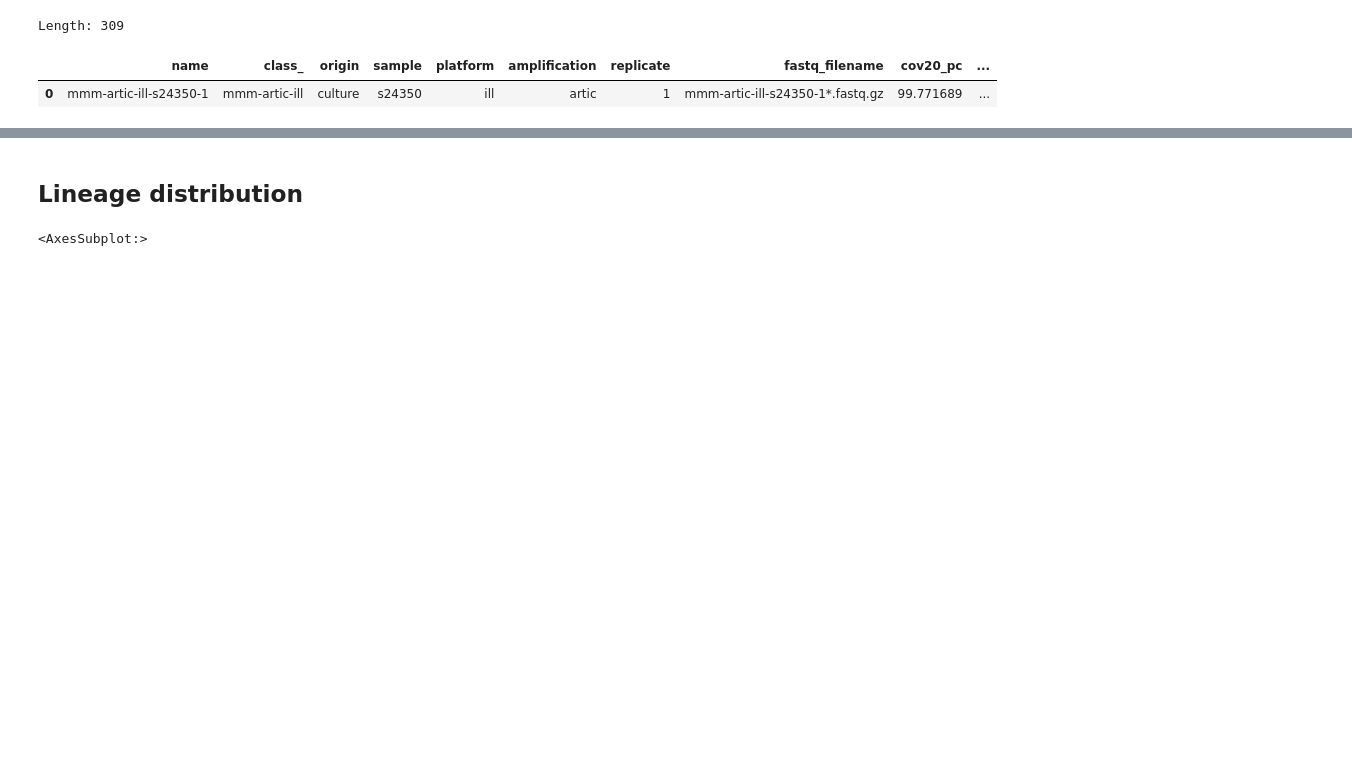
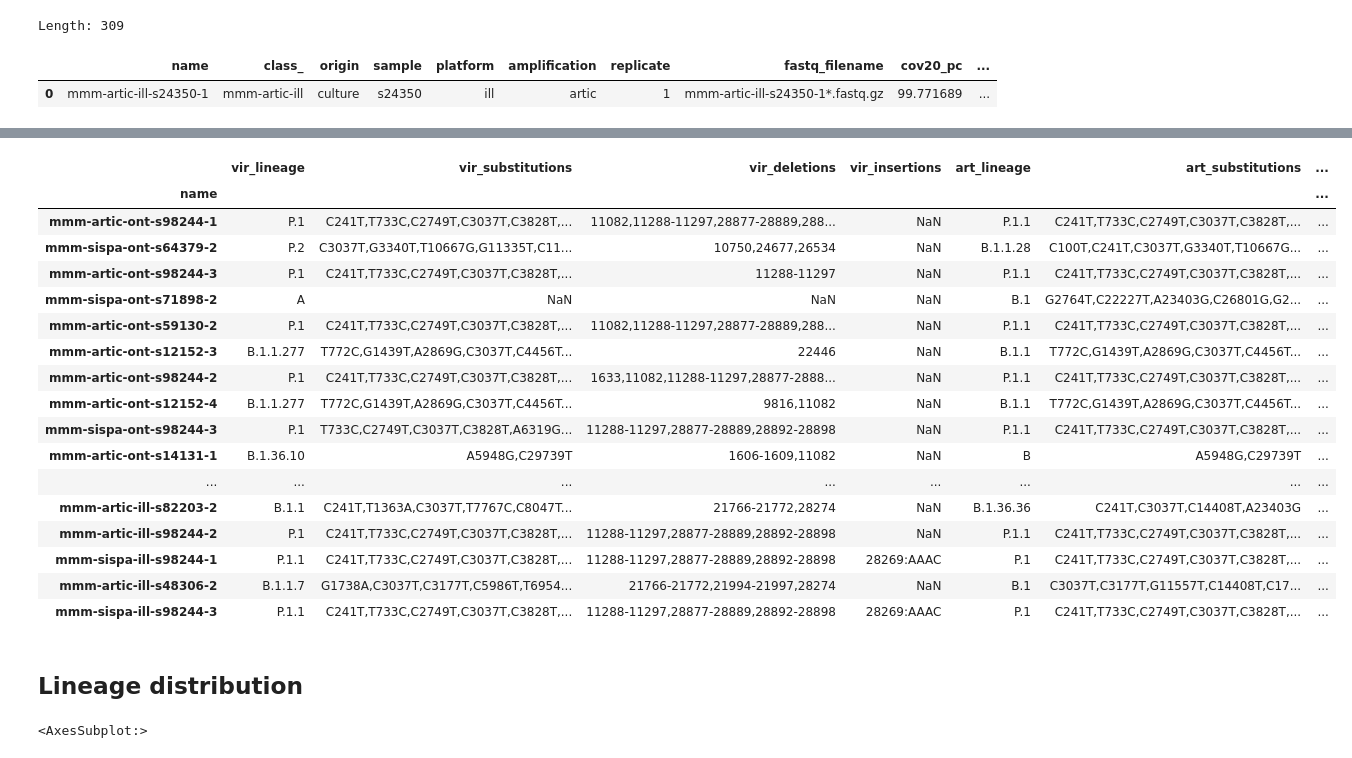
Before and after one commit to GlobalPathogenAnalysisService/gpas-covid-testsets, a Jupyter notebook: mmm-2x2-truth/notebook.ipynb, the cells around one changed output, grey strips where cells are left out. Saved outputs shown, nothing was run; the diff lists cells and outputs as text; code cells hidden in the pictures; blank space fills up the shorter version.

Commit message:
Start of GPAS output comparison

```diff
--- a/mmm-2x2-truth/notebook.ipynb
+++ b/mmm-2x2-truth/notebook.ipynb
@@ -72,3 +80,45 @@ Length: 309
+# %%
+anal_vir_ill_df = pd.read_csv('res/2x2-ill-viridian.9160f2aa-c89a-4f26-add2-7fd1c8739303/analysis/report/illumina/analysisReport.tsv', sep='\t').drop_duplicates('sample name')
+anal_vir_ont_df = pd.read_csv('res/2x2-ont-viridian.969b01b0-7a7e-4966-bece-bd13c2319af1/analysis/report/nanopore/analysisReport.tsv', sep='\t').drop_duplicates('sample name')
+anal_vir_df = (pd.concat([anal_vir_ont_df, anal_vir_ill_df])
+               .assign(variant_caller='viridian')
+               .rename({'sample name': 'name'}, axis=1)
+               [['name', 'variant_caller', 'lineage', 'scorpio_call', 'clade', 'pangolin_version', 'substitutions', 'insertions', 'deletions', 'aaSubstitutions', 'aaDeletions']]
+               .set_index('name'))
+
+anal_cog_ill_df = pd.read_csv('res/2x2-ill-cog.350d9085-b45d-4849-9d80-47e31c7e70fe/analysis/report/illumina/analysisReport.tsv', sep='\t').drop_duplicates('sample name').assign(variant_caller='cog')
+anal_med_ill_df = pd.read_csv('res/2x2-ont-medaka.d058b11c-3fa0-43e5-aef0-3e5e6591ac1a/analysis/report/nanopore/analysisReport.tsv', sep='\t').drop_duplicates('sample name').assign(variant_caller='cog')
+anal_art_df = (pd.concat([anal_med_ill_df, anal_cog_ill_df])
+               .rename({'sample name': 'name'}, axis=1)
+               [['name', 'variant_caller', 'lineage', 'scorpio_call', 'clade', 'pangolin_version', 'substitutions', 'insertions', 'deletions', 'aaSubstitutions', 'aaDeletions']]
+               .set_index('name'))
+
+comparison_columns = ['lineage', 'substitutions', 'deletions', 'insertions']
+anal_vir_lineage_df = (anal_vir_df[['lineage', 'substitutions', 'deletions', 'insertions']].rename({c:f'vir_{c}' for c in comparison_columns}, axis=1)
+                       .join(anal_art_df[['lineage', 'substitutions', 'deletions', 'insertions']].rename({c:f'art_{c}' for c in comparison_columns}, axis=1)).copy())
+
+# df.join(anal_vir_df, on='name')
+# %%
+anal_vir_lineage_df.query("vir_lineage != art_lineage and vir_lineage != 'None' and art_lineage != 'None'")
+# %% [output]
+|  | vir_lineage | vir_substitutions | vir_deletions | vir_insertions | art_lineage | art_substitutions | ... |
+| name |  |  |  |  |  |  | ... |
+| mmm-artic-ont-s98244-1 | P.1 | C241T,T733C,C2749T,C3037T,C3828T,... | 11082,11288-11297,28877-28889,288... | NaN | P.1.1 | C241T,T733C,C2749T,C3037T,C3828T,... | ... |
+| mmm-sispa-ont-s64379-2 | P.2 | C3037T,G3340T,T10667G,G11335T,C11... | 10750,24677,26534 | NaN | B.1.1.28 | C100T,C241T,C3037T,G3340T,T10667G... | ... |
+| mmm-artic-ont-s98244-3 | P.1 | C241T,T733C,C2749T,C3037T,C3828T,... | 11288-11297 | NaN | P.1.1 | C241T,T733C,C2749T,C3037T,C3828T,... | ... |
+| mmm-sispa-ont-s71898-2 | A | NaN | NaN | NaN | B.1 | G2764T,C22227T,A23403G,C26801G,G2... | ... |
+| mmm-artic-ont-s59130-2 | P.1 | C241T,T733C,C2749T,C3037T,C3828T,... | 11082,11288-11297,28877-28889,288... | NaN | P.1.1 | C241T,T733C,C2749T,C3037T,C3828T,... | ... |
+| mmm-artic-ont-s12152-3 | B.1.1.277 | T772C,G1439T,A2869G,C3037T,C4456T... | 22446 | NaN | B.1.1 | T772C,G1439T,A2869G,C3037T,C4456T... | ... |
+| mmm-artic-ont-s98244-2 | P.1 | C241T,T733C,C2749T,C3037T,C3828T,... | 1633,11082,11288-11297,28877-2888... | NaN | P.1.1 | C241T,T733C,C2749T,C3037T,C3828T,... | ... |
+| mmm-artic-ont-s12152-4 | B.1.1.277 | T772C,G1439T,A2869G,C3037T,C4456T... | 9816,11082 | NaN | B.1.1 | T772C,G1439T,A2869G,C3037T,C4456T... | ... |
+| mmm-sispa-ont-s98244-3 | P.1 | T733C,C2749T,C3037T,C3828T,A6319G... | 11288-11297,28877-28889,28892-28898 | NaN | P.1.1 | C241T,T733C,C2749T,C3037T,C3828T,... | ... |
+| mmm-artic-ont-s14131-1 | B.1.36.10 | A5948G,C29739T | 1606-1609,11082 | NaN | B | A5948G,C29739T | ... |
+| ... | ... | ... | ... | ... | ... | ... | ... |
+| mmm-artic-ill-s82203-2 | B.1.1 | C241T,T1363A,C3037T,T7767C,C8047T... | 21766-21772,28274 | NaN | B.1.36.36 | C241T,C3037T,C14408T,A23403G | ... |
+| mmm-artic-ill-s98244-2 | P.1 | C241T,T733C,C2749T,C3037T,C3828T,... | 11288-11297,28877-28889,28892-28898 | NaN | P.1.1 | C241T,T733C,C2749T,C3037T,C3828T,... | ... |
+| mmm-sispa-ill-s98244-1 | P.1.1 | C241T,T733C,C2749T,C3037T,C3828T,... | 11288-11297,28877-28889,28892-28898 | 28269:AAAC | P.1 | C241T,T733C,C2749T,C3037T,C3828T,... | ... |
+| mmm-artic-ill-s48306-2 | B.1.1.7 | G1738A,C3037T,C3177T,C5986T,T6954... | 21766-21772,21994-21997,28274 | NaN | B.1 | C3037T,C3177T,G11557T,C14408T,C17... | ... |
+| mmm-sispa-ill-s98244-3 | P.1.1 | C241T,T733C,C2749T,C3037T,C3828T,... | 11288-11297,28877-28889,28892-28898 | 28269:AAAC | P.1 | C241T,T733C,C2749T,C3037T,C3828T,... | ... |
 # %% [markdown]
 ## Lineage distribution
 # %%
```
Also changed, not shown: parts of 5 cells of this notebook.
